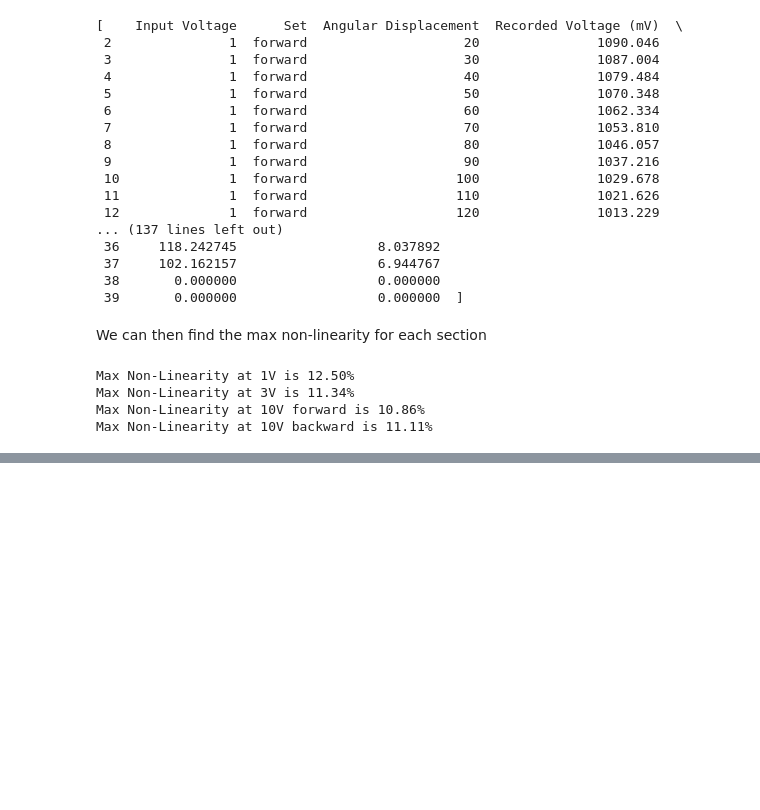
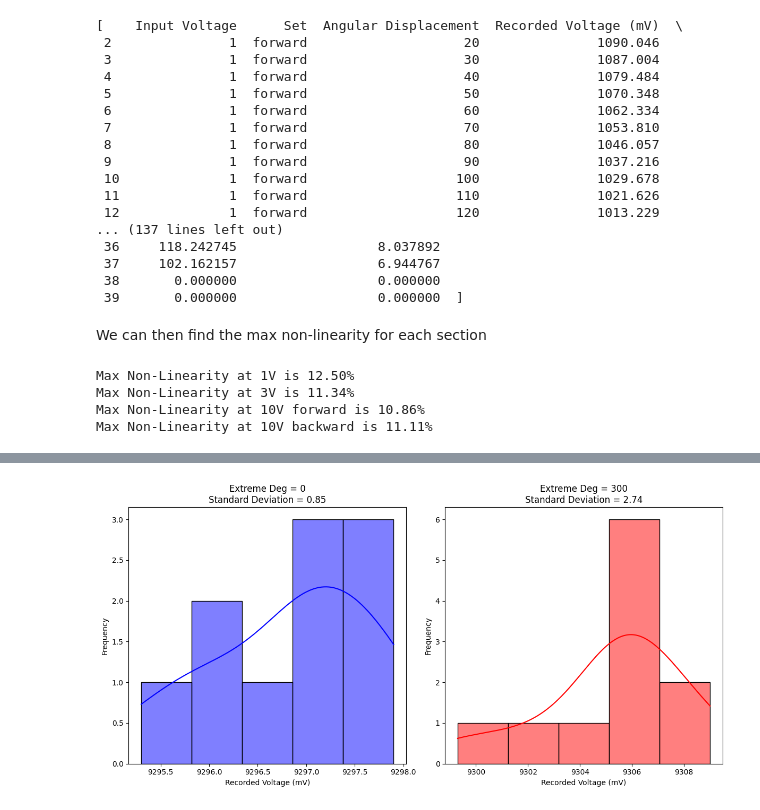
Before and after one commit to MagnusVBager/saa, a Jupyter notebook: notebooks/SAALab1.ipynb, the cells around one changed output, grey strips where cells are left out. Saved outputs shown, nothing was run; the diff lists cells and outputs as text; code cells hidden in the pictures; blank space fills up the shorter version.

```diff
--- a/notebooks/SAALab1.ipynb
+++ b/notebooks/SAALab1.ipynb
@@ -247,0 +522,4 @@ Now let us find the hysteresis
+# %%
+df = pd.read_excel(io="../data/DataInExcel2.xlsx", sheet_name="Sheet1")
+df = df.rename(columns={"RecordedVoltage(mV)": "Recorded Voltage (mV)", "ExtremeDeg": "Extreme Deg"})
+df
@@ -247,0 +544,30 @@ Now let us find the hysteresis
+# %%
+# Split the data into two subsets based on 'Extreme Deg'
+df_0 = df[df['Extreme Deg'] == 0]
+df_300 = df[df['Extreme Deg'] == 300]
+
+# Calculate standard deviations
+std_0 = df_0['Recorded Voltage (mV)'].std()
+std_300 = df_300['Recorded Voltage (mV)'].std()
+
+# Plotting
+plt.figure(figsize=(12, 6))
+
+# Plot for 'Extreme Deg' == 0
+plt.subplot(1, 2, 1)
+sns.histplot(df_0['Recorded Voltage (mV)'], bins=5, kde=True, color='blue')
+plt.title(f'Extreme Deg = 0\nStandard Deviation = {std_0:.2f}')
+plt.xlabel('Recorded Voltage (mV)')
+plt.ylabel('Frequency')
+
+# Plot for 'Extreme Deg' == 300
+plt.subplot(1, 2, 2)
+sns.histplot(df_300['Recorded Voltage (mV)'], bins=5, kde=True, color='red')
+plt.title(f'Extreme Deg = 300\nStandard Deviation = {std_300:.2f}')
+plt.xlabel('Recorded Voltage (mV)')
+plt.ylabel('Frequency')
+
+plt.tight_layout()
+plt.show()
+# %% [output]
+[figure, added]
```
Also changed, not shown: parts of 27 cells of this notebook, 6 other files.
